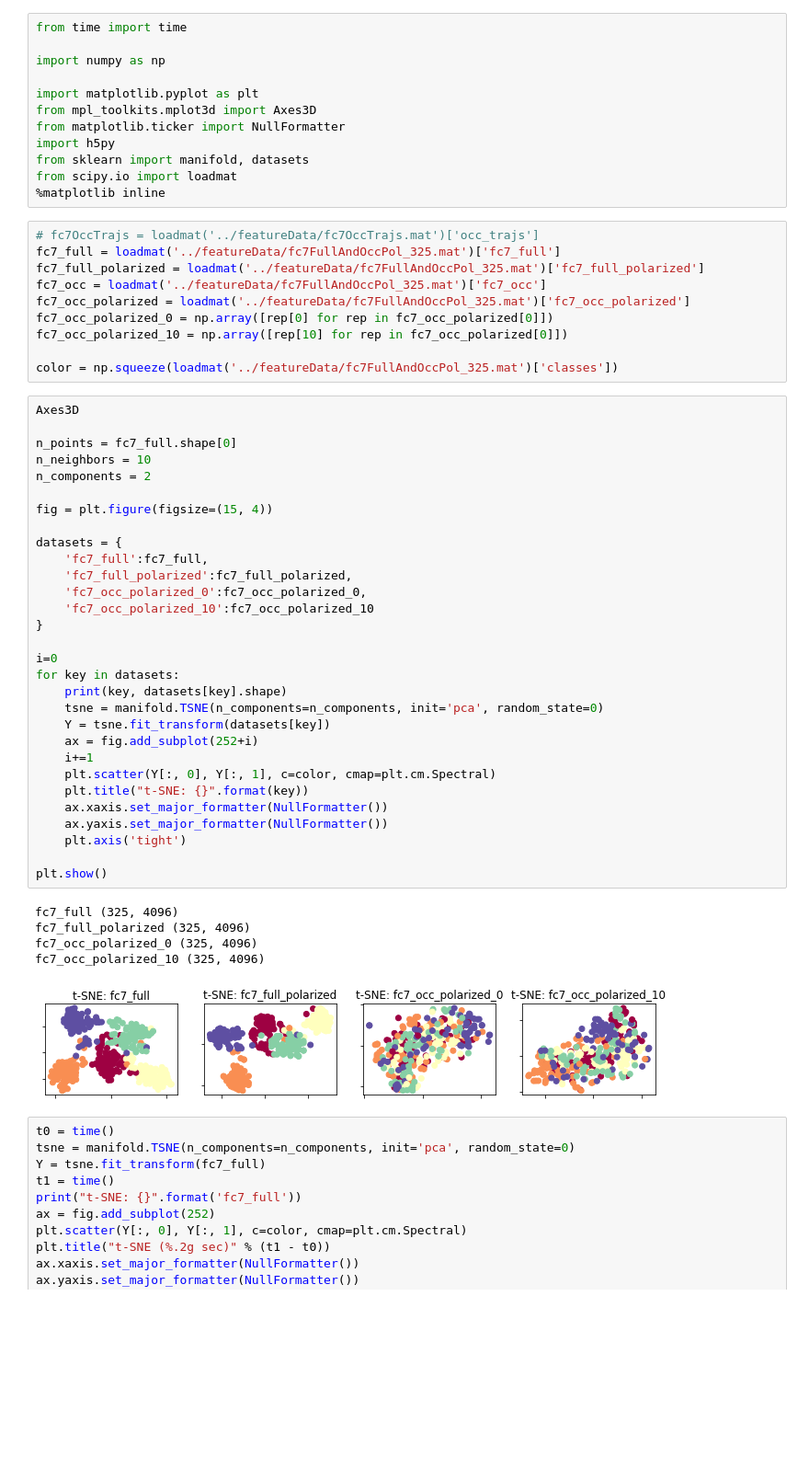
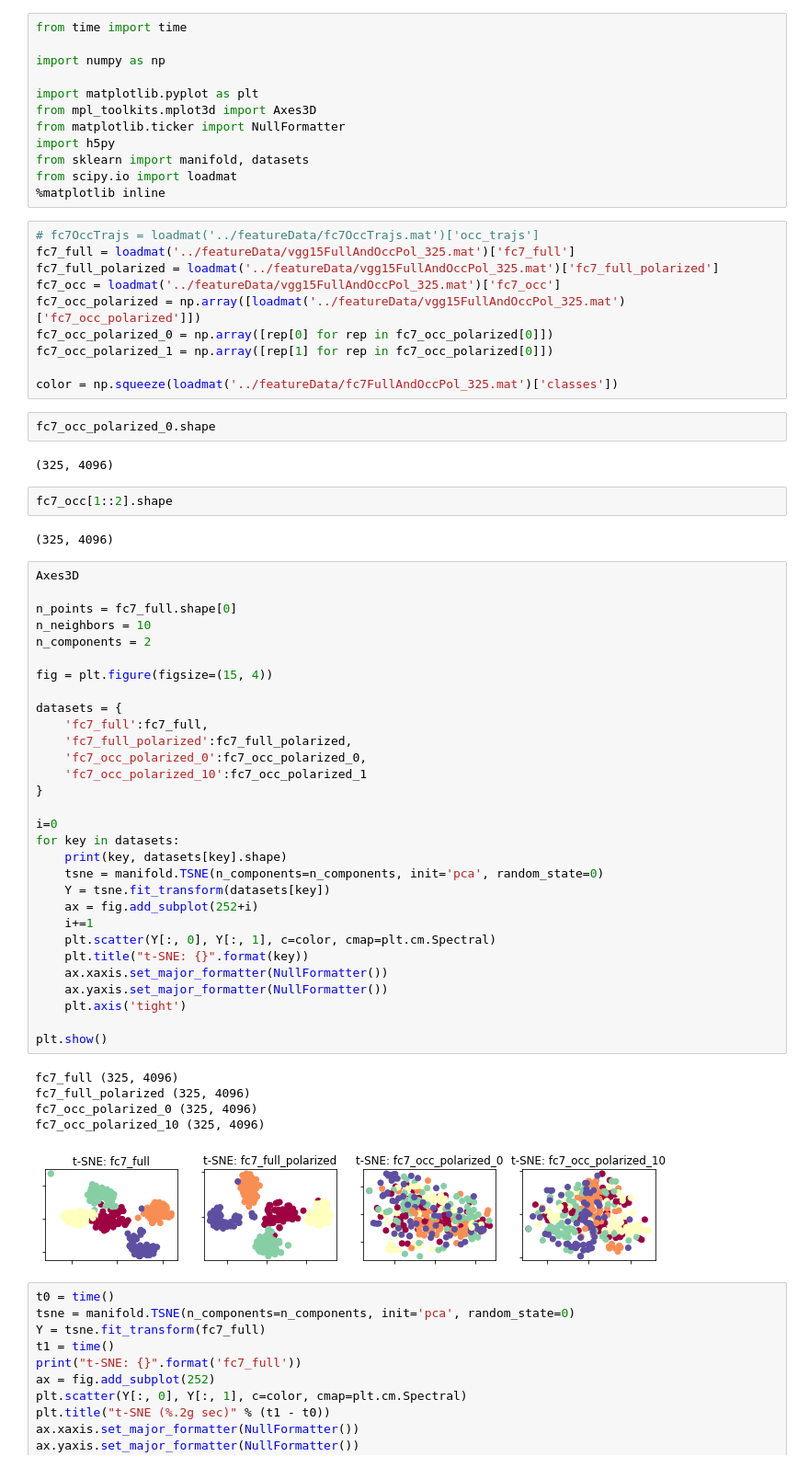
Before and after one commit to JoelDapello/rnnManifolds, a Jupyter notebook: vis/manifoldVis_vgg16.ipynb, the cells around one changed output. Shown at 92% size. Saved outputs shown, nothing was run; the diff lists cells and outputs as text; blank space fills up the shorter version.

```diff
--- a/vis/manifoldVis.ipynb
+++ b/vis/manifoldVis_vgg16.ipynb
@@ -12,14 +12,22 @@ from scipy.io import loadmat
 %matplotlib inline
 # %%
 # fc7OccTrajs = loadmat('../featureData/fc7OccTrajs.mat')['occ_trajs']
-fc7_full = loadmat('../featureData/fc7FullAndOccPol_325.mat')['fc7_full']
-fc7_full_polarized = loadmat('../featureData/fc7FullAndOccPol_325.mat')['fc7_full_polarized']
-fc7_occ = loadmat('../featureData/fc7FullAndOccPol_325.mat')['fc7_occ']
-fc7_occ_polarized = loadmat('../featureData/fc7FullAndOccPol_325.mat')['fc7_occ_polarized']
+fc7_full = loadmat('../featureData/vgg15FullAndOccPol_325.mat')['fc7_full']
+fc7_full_polarized = loadmat('../featureData/vgg15FullAndOccPol_325.mat')['fc7_full_polarized']
+fc7_occ = loadmat('../featureData/vgg15FullAndOccPol_325.mat')['fc7_occ']
+fc7_occ_polarized = np.array([loadmat('../featureData/vgg15FullAndOccPol_325.mat')['fc7_occ_polarized']])
 fc7_occ_polarized_0 = np.array([rep[0] for rep in fc7_occ_polarized[0]])
-fc7_occ_polarized_10 = np.array([rep[10] for rep in fc7_occ_polarized[0]])
+fc7_occ_polarized_1 = np.array([rep[1] for rep in fc7_occ_polarized[0]])
 
 color = np.squeeze(loadmat('../featureData/fc7FullAndOccPol_325.mat')['classes'])
+# %%
+fc7_occ_polarized_0.shape
+# %% [output]
+(325, 4096)
+# %%
+fc7_occ[1::2].shape
+# %% [output]
+(325, 4096)
 # %%
 Axes3D
 
@@ -27,35 +35,35 @@ n_points = fc7_full.shape[0]
 n_neighbors = 10
 n_components = 2
 
 fig = plt.figure(figsize=(15, 4))
 
 datasets = {
     'fc7_full':fc7_full,
     'fc7_full_polarized':fc7_full_polarized,
     'fc7_occ_polarized_0':fc7_occ_polarized_0,
-    'fc7_occ_polarized_10':fc7_occ_polarized_10
+    'fc7_occ_polarized_10':fc7_occ_polarized_1
 }
 
 i=0
 for key in datasets:
     print(key, datasets[key].shape)
     tsne = manifold.TSNE(n_components=n_components, init='pca', random_state=0)
     Y = tsne.fit_transform(datasets[key])
     ax = fig.add_subplot(252+i)
     i+=1
     plt.scatter(Y[:, 0], Y[:, 1], c=color, cmap=plt.cm.Spectral)
     plt.title("t-SNE: {}".format(key))
     ax.xaxis.set_major_formatter(NullFormatter())
     ax.yaxis.set_major_formatter(NullFormatter())
     plt.axis('tight')
 
 plt.show()
 # %% [output]
 fc7_full (325, 4096)
 fc7_full_polarized (325, 4096)
 fc7_occ_polarized_0 (325, 4096)
 fc7_occ_polarized_10 (325, 4096)
-[figure, old version]
+[figure, new version]
 # %%
 t0 = time()
 tsne = manifold.TSNE(n_components=n_components, init='pca', random_state=0)
```
Also changed, not shown: 4 other files.
